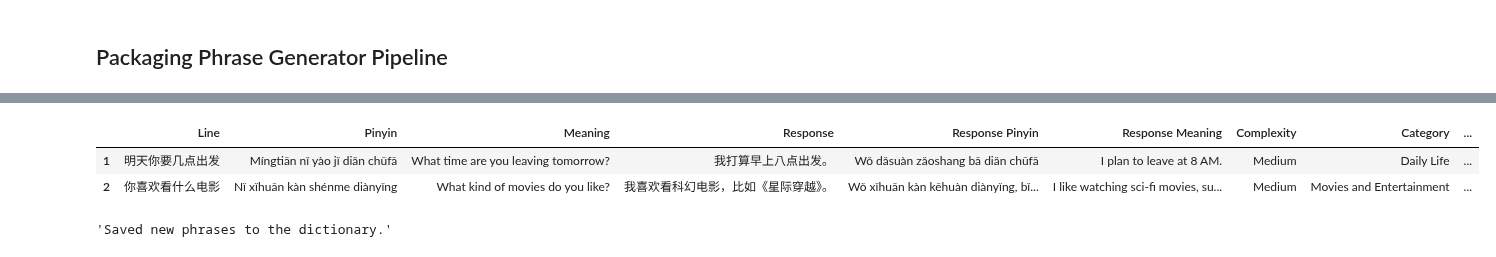
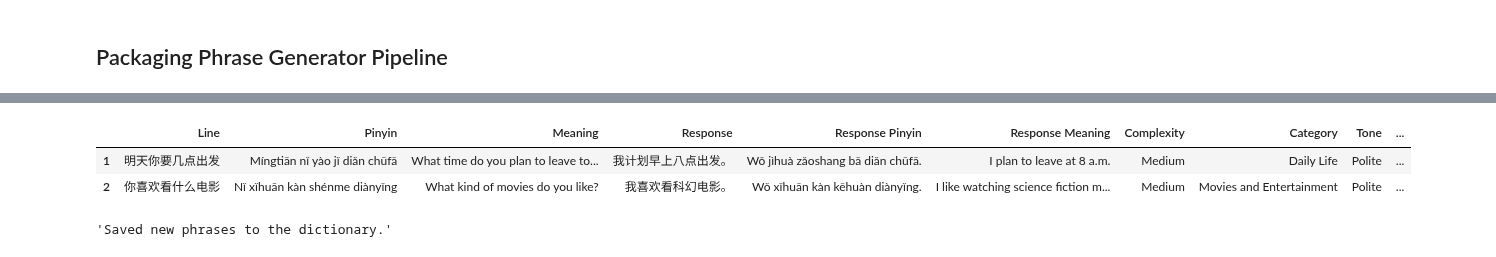
Before and after one commit to tuawong/GPT4LanguageLearning, a Jupyter notebook: GPT_PhraseGenerator.ipynb, the cells around one changed output, grey strips where cells are left out. Drawn from its saved outputs; the diff is of its cells as text; code cells hidden in the pictures.

```diff
--- a/GPT_PhraseGenerator.ipynb
+++ b/GPT_PhraseGenerator.ipynb
@@ -106,16 +139,16 @@ phrase_generator.new_phrase_df
 # %%
 translation_model="gpt-4o"
 temp=0.7
 input_phrases = "明天你要几点出发, 你喜欢看什么电影"
 complexity = "Medium"
-tone = "Casual"
+tone = "Polite"
 
 phrase_generator.phrase_response_module(input_phrases, complexity, tone, translation_model, temp)
 phrase_generator.new_phrase_df
 # %% [output]
-|  | Line | Pinyin | Meaning | Response | Response Pinyin | Response Meaning | Complexity | Category | ... |
-| 1 | 明天你要几点出发 | Míngtiān nǐ yào jǐ diǎn chūfā | What time are you leaving tomorrow? | 我打算早上八点出发。 | Wǒ dǎsuàn zǎoshang bā diǎn chūfā | I plan to leave at 8 AM. | Medium | Daily Life | ... |
-| 2 | 你喜欢看什么电影 | Nǐ xǐhuān kàn shénme diànyǐng | What kind of movies do you like? | 我喜欢看科幻电影，比如《星际穿越》。 | Wǒ xǐhuān kàn kēhuàn diànyǐng, bǐ... | I like watching sci-fi movies, su... | Medium | Movies and Entertainment | ... |
+|  | Line | Pinyin | Meaning | Response | Response Pinyin | Response Meaning | Complexity | Category | Tone | ... |
+| 1 | 明天你要几点出发 | Míngtiān nǐ yào jǐ diǎn chūfā | What time do you plan to leave to... | 我计划早上八点出发。 | Wǒ jìhuà zǎoshang bā diǎn chūfā. | I plan to leave at 8 a.m. | Medium | Daily Life | Polite | ... |
+| 2 | 你喜欢看什么电影 | Nǐ xǐhuān kàn shénme diànyǐng | What kind of movies do you like? | 我喜欢看科幻电影。 | Wǒ xǐhuān kàn kēhuàn diànyǐng. | I like watching science fiction m... | Medium | Movies and Entertainment | Polite | ... |
 # %%
 translation_model="gpt-4o"
 temp=0.7
```
Also changed, not shown: parts of 4 cells of this notebook, 7 other files.
